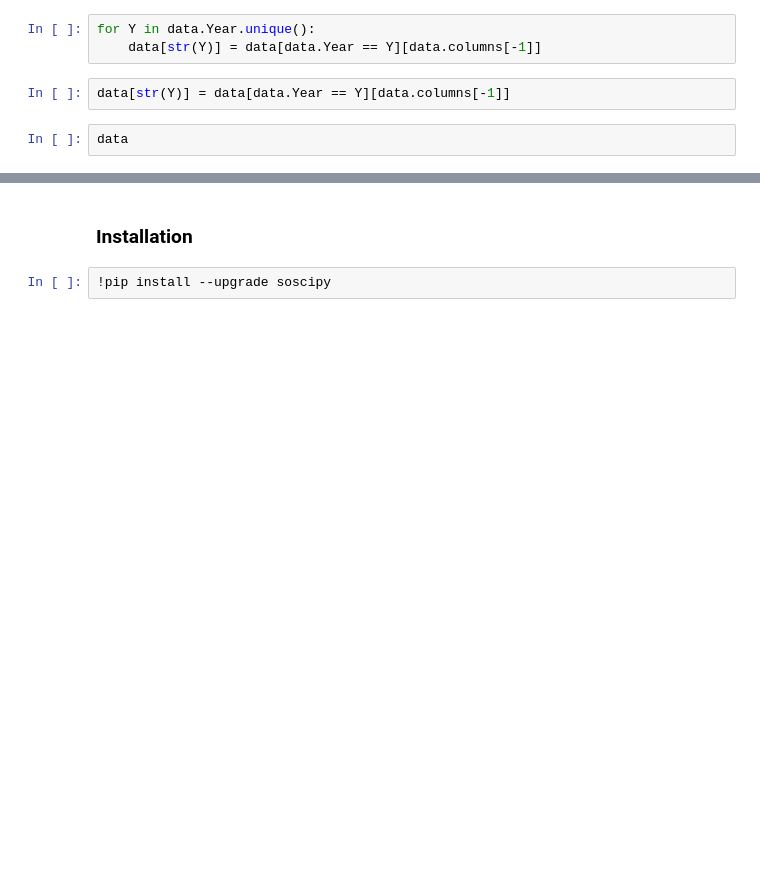
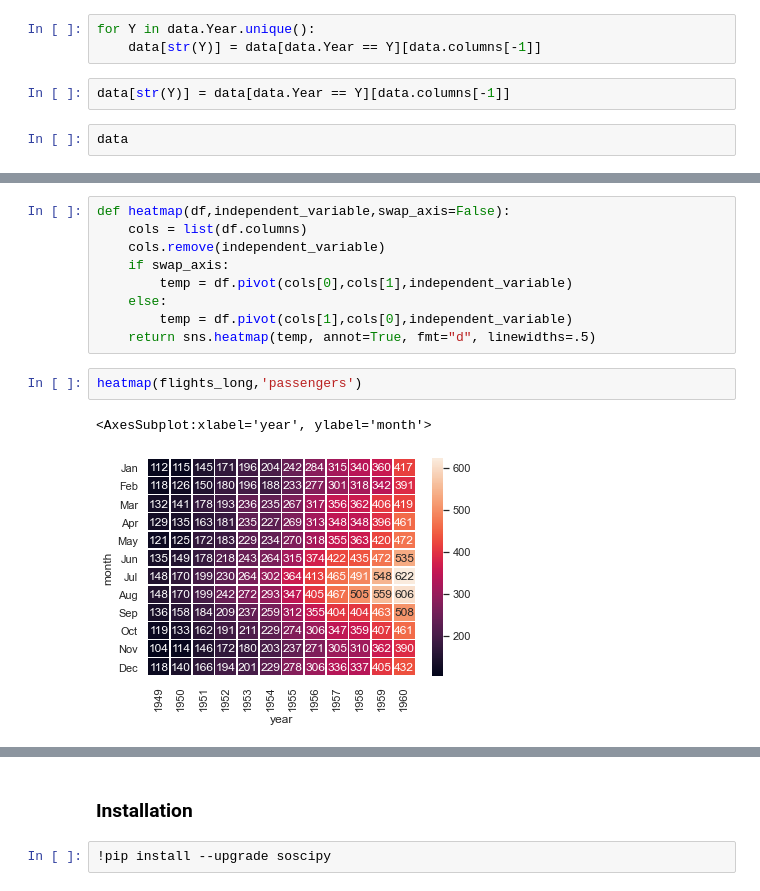
Before and after one commit to karnsaurabhkumar/soscipy, a Jupyter notebook: examples/Data Analysis.ipynb, the cells around one changed output, grey strips where cells are left out. Drawn from its saved outputs; the diff is of its cells as text; blank space fills up the shorter version.

```diff
--- a/examples/Data Analysis.ipynb
+++ b/examples/Data Analysis.ipynb
@@ -72,0 +96,14 @@ data
+# %%
+def heatmap(df,independent_variable,swap_axis=False):
+    cols = list(df.columns)
+    cols.remove(independent_variable)
+    if swap_axis:
+        temp = df.pivot(cols[0],cols[1],independent_variable)
+    else:
+        temp = df.pivot(cols[1],cols[0],independent_variable)
+    return sns.heatmap(temp, annot=True, fmt="d", linewidths=.5)
+# %%
+heatmap(flights_long,'passengers')
+# %% [output]
+<AxesSubplot:xlabel='year', ylabel='month'>
+[figure, added]
```
Also changed, not shown: parts of 6 cells of this notebook, 14 other files.
